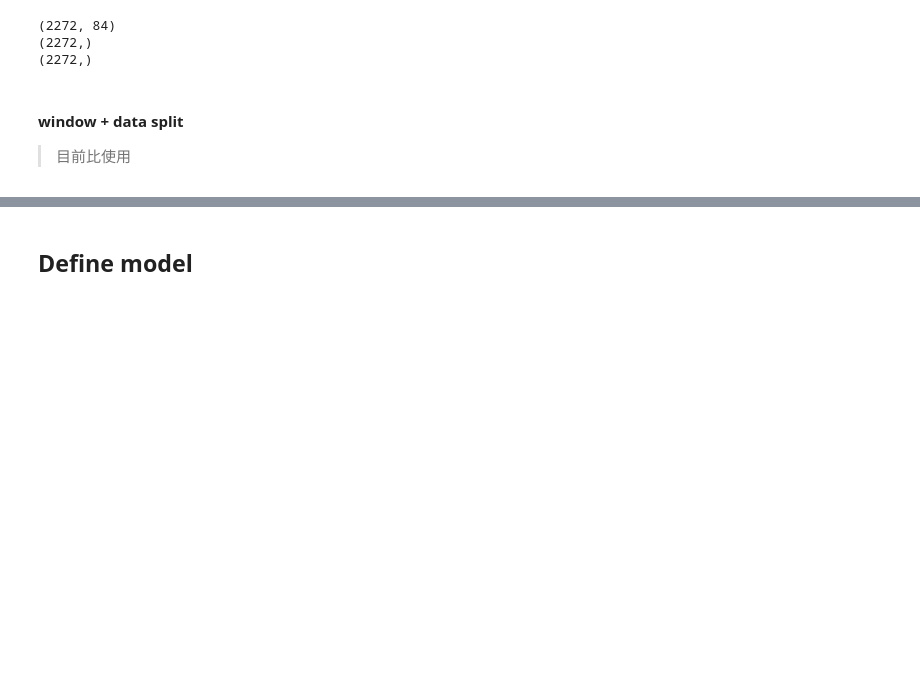
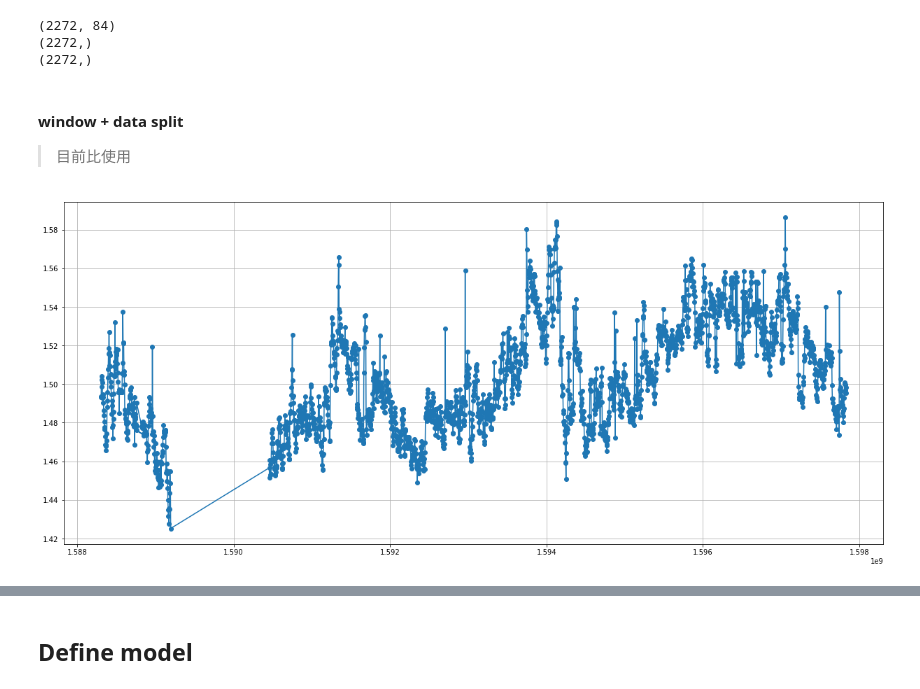
Before and after one commit to darknessest/dl_coursework, a Jupyter notebook: nb2.ipynb, the cells around one changed output, grey strips where cells are left out. Drawn from its saved outputs; the diff is of its cells as text; code cells hidden in the pictures; blank space fills up the shorter version.

```diff
--- a/nb2.ipynb
+++ b/nb2.ipynb
@@ -50,12 +51,14 @@ from sklearn.feature_selection import f_regression
 # reduction 是否降维
 # select_count 特征选择的个数
 # reduction_components 降维到多少维（2或3）
-def feature_selection(data, normalize=True, reduction=True, select_count=10, reduction_components=2):
+def feature_selection(data, normalize=True, reduction=True, select_count=10, reduction_components=2, cast_to_type=None):
 
     # TODO: change into one cycle
     # 数据
-    x_64 = data[:, :64].copy()                    # 前64维
+    x_64 = data[:, :64].copy().astype(np.float32)                    # 前64维
     x_other = data[:, 64:-2].copy()               # 非前64维
+    if cast_to_type is not None and type(all_data[0,0]) is not cast_to_type:
+        x_other = x_other.astype(cast_to_type)
     y = data[:, -1].copy()                        # pue
     time = data[:, -2].copy()                     # time
 
@@ -80,7 +83,7 @@ def feature_selection(data, normalize=True, reduction=True, select_count=10, red
 # %%
 # 结果 = 前64维 + 【非前64维特征】特征选择后的特征
 
-X, Y, time = feature_selection(all_data, reduction=False, select_count=20)
+X, Y, time = feature_selection(all_data, reduction=False, select_count=20, cast_to_type=np.float32)
 
 
 print(X.shape)
@@ -104,6 +107,13 @@ def windowed_dataset(series, window_size, batch_size, shuffle_buffer):
     ds = ds.map(lambda w: (w[:-1], w[1:]))
 
     return ds.batch(batch_size).prefetch(1)
+# %%
+plt.figure(figsize=(21, 9))
+plt.plot(time, Y, '-o')
+# plt.legend(loc=1)
+plt.grid(True)
+# %% [output]
+[figure, added]
 # %%
 split_time = 2048
 window_size = 32
```
Also changed, not shown: parts of 36 cells of this notebook.
